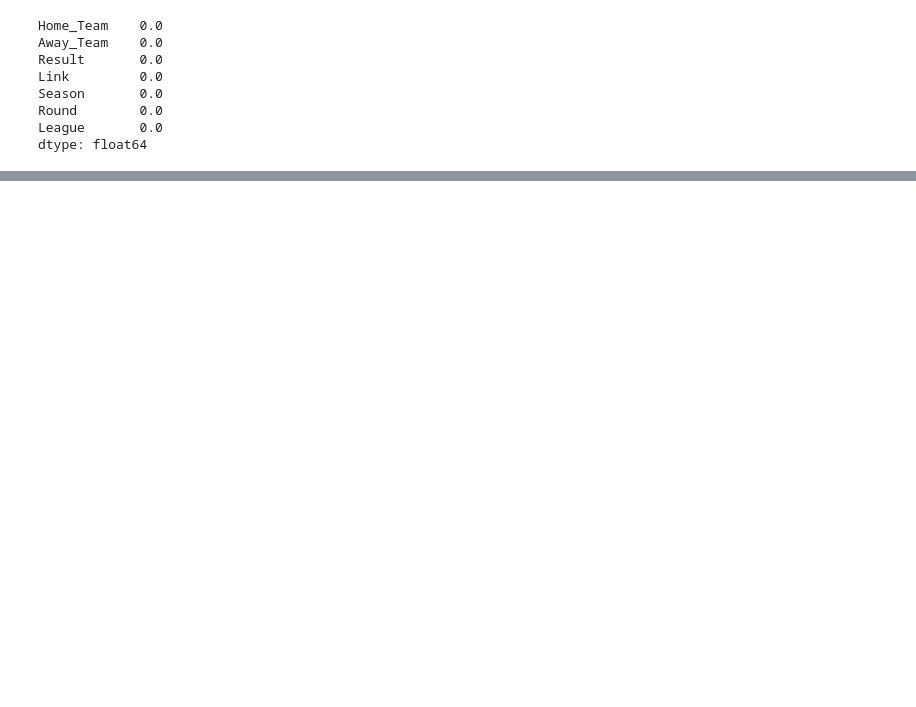
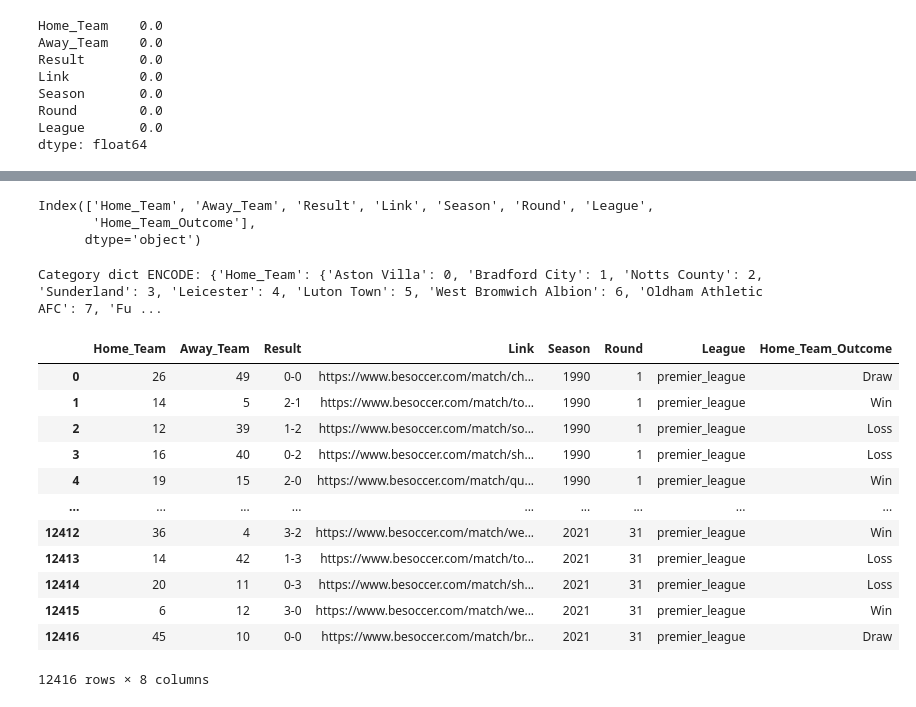
Before and after one commit to PascalLiPooKim/Football-prediction-model-project, a Jupyter notebook: footballPredictionModel.ipynb, the cells around one changed output, grey strips where cells are left out. Cells and saved outputs as stored; diff of their text form; code cells hidden in the pictures; blank space fills up the shorter version.

```diff
--- a/footballPredictionModel.ipynb
+++ b/footballPredictionModel.ipynb
@@ -353,0 +421,5 @@ dtype: float64
+# %%
+unique_pl_teams = set()
+unique_pl_teams.update(pl_df['Home_Team'])
+unique_pl_teams.update(pl_df['Away_Team'])
+unique_pl_teams
@@ -353,0 +444,43 @@ dtype: float64
+# %%
+pl_df.columns
+# %% [output]
+Index(['Home_Team', 'Away_Team', 'Result', 'Link', 'Season', 'Round', 'League',
+       'Home_Team_Outcome'],
+      dtype='object')
+# %%
+category_dict_encode = {}
+category_dict_decode = {}
+
+
+# print("Column, Category dict:", col_cat_dict)
+for col in ['Home_Team', 'Away_Team']:
+  col_cat_dict = dict(enumerate(unique_pl_teams))
+  category_dict_decode[col] = col_cat_dict
+
+  col_cat_dict = {v:k for k,v in col_cat_dict.items()}
+  # print("Inverted Column, Category dict:", col_cat_dict)
+  category_dict_encode[col] = col_cat_dict
+
+# print()
+print("Category dict ENCODE:", category_dict_encode)
+# print("Category dict DECODE:", category_dict_decode)
+pl_df.replace(category_dict_encode, inplace=True)
+pl_df
+# category_dict_encode['Away_Team']
+# df = pl_df.replace(category_dict_encode)
+# df
+# %% [output]
+Category dict ENCODE: {'Home_Team': {'Aston Villa': 0, 'Bradford City': 1, 'Notts County': 2, 'Sunderland': 3, 'Leicester': 4, 'Luton Town': 5, 'West Bromwich Albion': 6, 'Oldham Athletic AFC': 7, 'Fu ...
+|  | Home_Team | Away_Team | Result | Link | Season | Round | League | Home_Team_Outcome |
+| 0 | 26 | 49 | 0-0 | https://www.besoccer.com/match/ch... | 1990 | 1 | premier_league | Draw |
+| 1 | 14 | 5 | 2-1 | https://www.besoccer.com/match/to... | 1990 | 1 | premier_league | Win |
+| 2 | 12 | 39 | 1-2 | https://www.besoccer.com/match/so... | 1990 | 1 | premier_league | Loss |
+| 3 | 16 | 40 | 0-2 | https://www.besoccer.com/match/sh... | 1990 | 1 | premier_league | Loss |
+| 4 | 19 | 15 | 2-0 | https://www.besoccer.com/match/qu... | 1990 | 1 | premier_league | Win |
+| ... | ... | ... | ... | ... | ... | ... | ... | ... |
+| 12412 | 36 | 4 | 3-2 | https://www.besoccer.com/match/we... | 2021 | 31 | premier_league | Win |
+| 12413 | 14 | 42 | 1-3 | https://www.besoccer.com/match/to... | 2021 | 31 | premier_league | Loss |
+| 12414 | 20 | 11 | 0-3 | https://www.besoccer.com/match/sh... | 2021 | 31 | premier_league | Loss |
+| 12415 | 6 | 12 | 3-0 | https://www.besoccer.com/match/we... | 2021 | 31 | premier_league | Win |
+| 12416 | 45 | 10 | 0-0 | https://www.besoccer.com/match/br... | 2021 | 31 | premier_league | Draw |
+12416 rows × 8 columns
```
Also changed, not shown: parts of 10 cells of this notebook.
